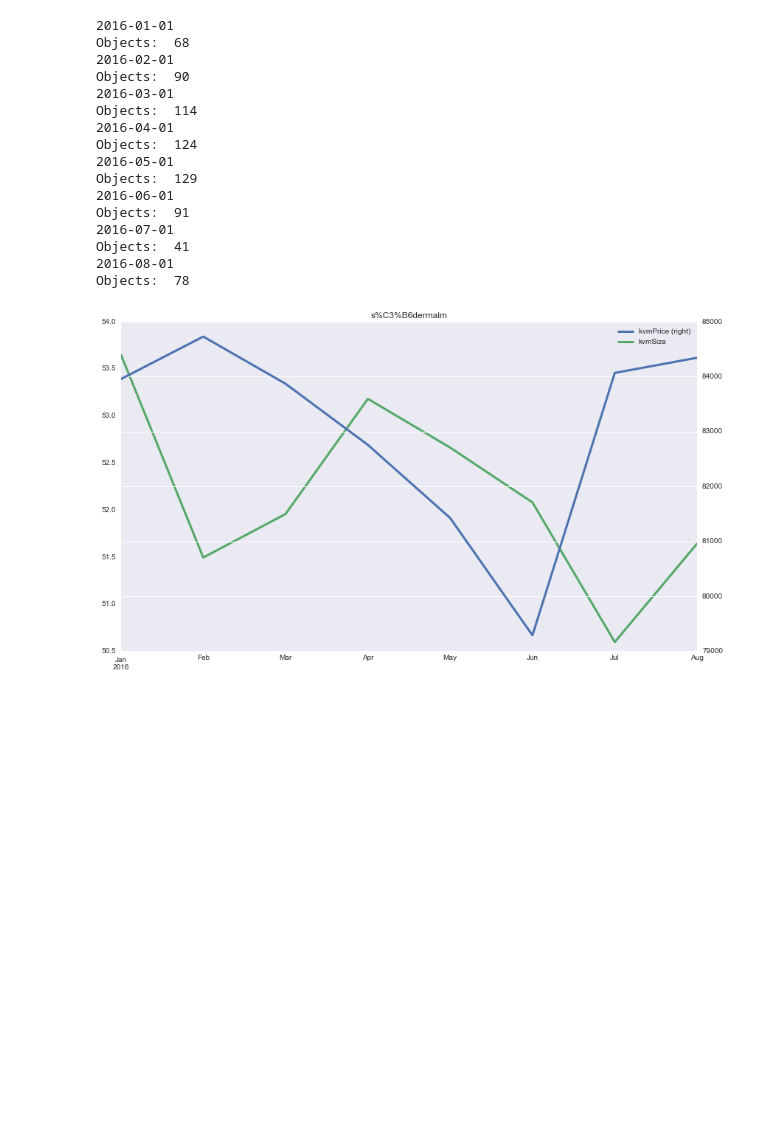
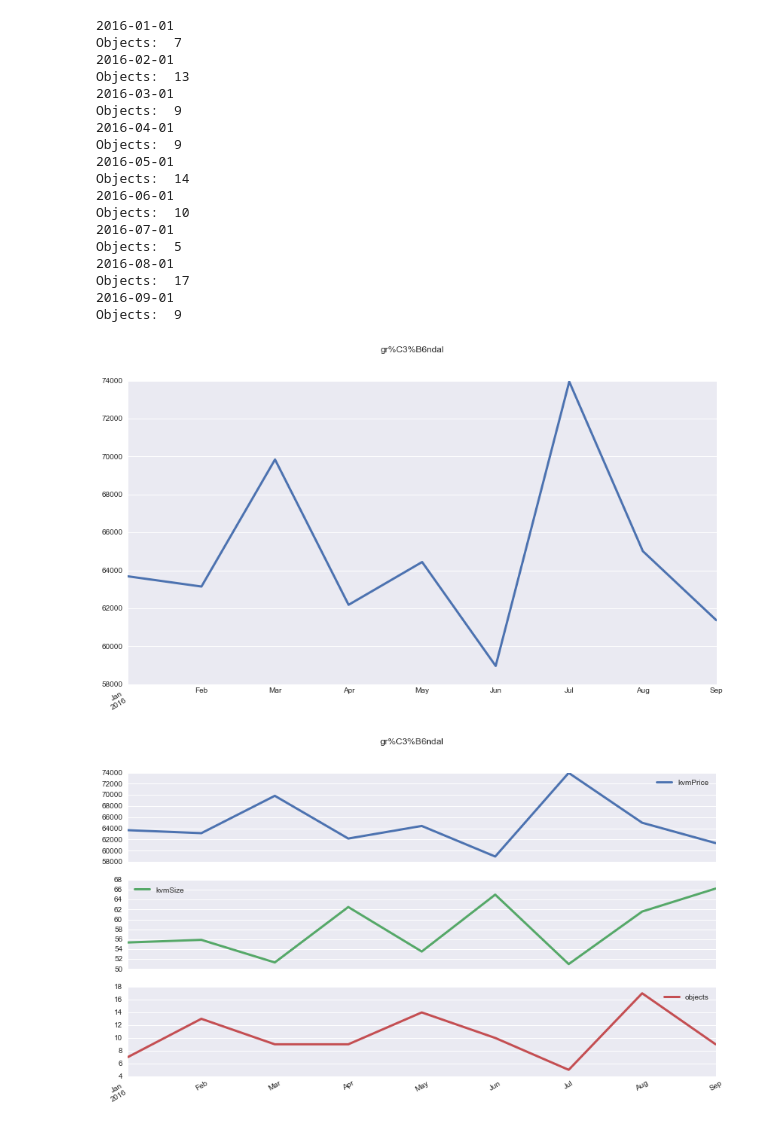
Before and after one commit to Hjartarson/housing, a Jupyter notebook: housing_price_stats.ipynb, the cells around one changed output. Saved outputs shown, nothing was run; the diff lists cells and outputs as text; code cells hidden in the pictures; blank space fills up the shorter version.

```diff
--- a/housing_price_stats.ipynb
+++ b/housing_price_stats.ipynb
@@ -15,13 +15,13 @@ import pandas as pd
 sb.set(rc={"figure.figsize":(14,8)})
 # %%
 district =      'gr%C3%B6ndal'
-district =      's%C3%B6dermalm'
+#district =      's%C3%B6dermalm'
 startDate =     '20160101'
-endDate =       '20160901'
-callerId =      'YOUR_CALLER_ID'
-privateKey =    'YOUR_PRIVATE_KEY'
+endDate =       '20161001'
+callerId =      'hjartarson'
+privateKey =    'wKalNs1fMuymxyXtN9wPwEypXpwtVWA3JT4uepf8'
 minLivingArea = 40
-maxLivingArea = 70
+maxLivingArea = 80
 # %%
 dateArray = [d.strftime('%Y-%m-%d') for d in pd.date_range(startDate,endDate,freq='MS')]
 
@@ -32,7 +32,8 @@ hashstr = sha1((callerId+timestamp+privateKey+unique).encode('utf-8')).hexdigest
 kvmPriceMonth=[]
 kvmSizeMonth=[]
 kvmData = {'kvmPrice' : [],
-           'kvmSize' : []}
+           'kvmSize' : [],
+           'objects' : []}
 
 for i in range(len(dateArray)-1):
     print(dateArray[i])
@@ -53,6 +54,7 @@ for i in range(len(dateArray)-1):
         print("fail")
         kvmData['kvmPrice'].append(0)
         kvmData['kvmSize'].append(0)
+        kvmData['objects'].append(0)
     else:
         result = json.loads(data)
         count = result['totalCount']
@@ -67,29 +69,34 @@ for i in range(len(dateArray)-1):
             except:
                 print("info missing")
         nrObjects = count
+        kvmData['objects'].append(nrObjects)
         kvmData['kvmSize'].append(np.mean(kvmSize))
         kvmData['kvmPrice'].append(np.mean(kvmPrice))
 
 df = pd.DataFrame(kvmData,index=pd.to_datetime(dateArray[0:-1]))
 # %% [output]
 2016-01-01
-Objects:  68
+Objects:  7
 2016-02-01
-Objects:  90
+Objects:  13
 2016-03-01
-Objects:  114
+Objects:  9
 2016-04-01
-Objects:  124
+Objects:  9
 2016-05-01
-Objects:  129
+Objects:  14
 2016-06-01
-Objects:  91
+Objects:  10
 2016-07-01
-Objects:  41
+Objects:  5
 2016-08-01
-Objects:  78
+Objects:  17
+2016-09-01
+Objects:  9
 # %%
-df.plot(secondary_y=['kvmPrice'],linewidth=3,title=district)
+df['kvmPrice'].plot(subplots=True,linewidth=3,title=district)
+df.plot(subplots=True,linewidth=3,title=district)
 plt.show()
 # %% [output]
-[figure, old version]
+[figure, new version]
+[figure, added]
```
